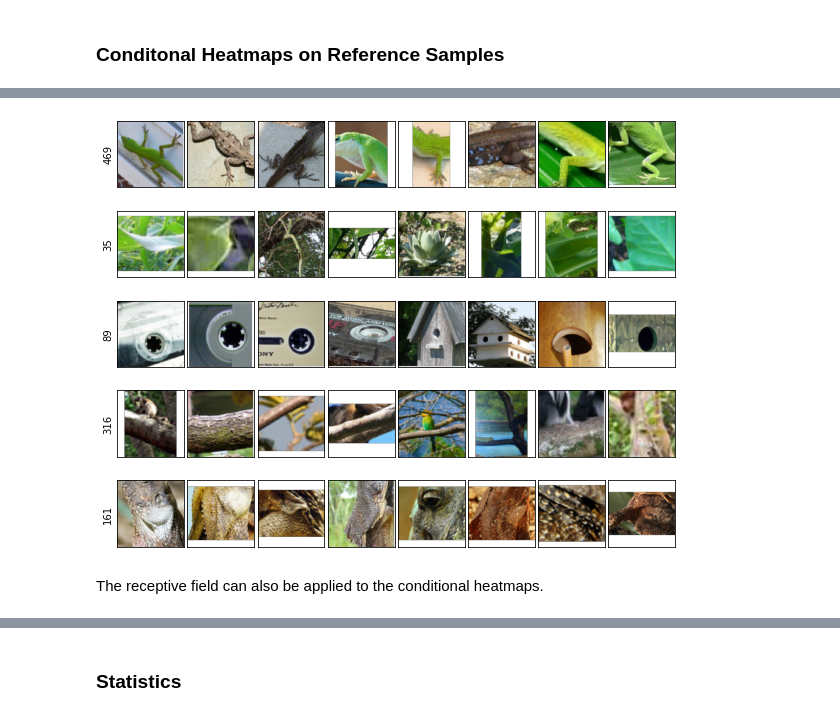
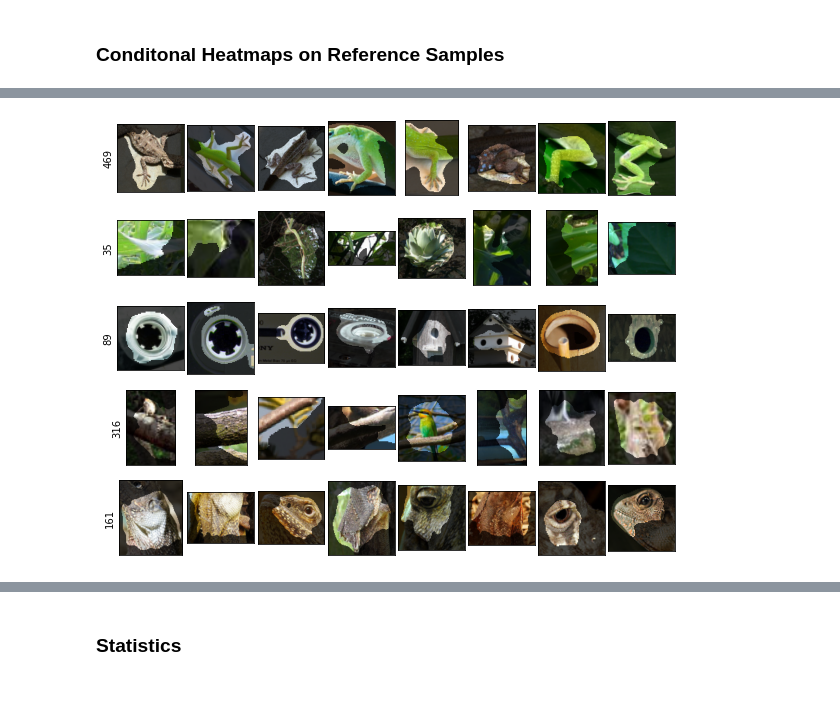
Before and after one commit to rachtibat/zennit-crp, a Jupyter notebook: tutorials/feature_visualization.ipynb, the cells around one changed output, grey strips where cells are left out. Cells and saved outputs as stored; diff of their text form; code cells hidden in the pictures.

```diff
--- a/tutorials/feature_visualization.ipynb
+++ b/tutorials/feature_visualization.ipynb
@@ -72,4 +71,4 @@ That's it! Now run the analysis or skip by importing the analysis results for la
 # %%
 # it will take approximately 25 min on a Titan RXT
-#saved_files = fv.run(composite, 0, len(imagenet_data), 32, 100)
+saved_files = fv.run(composite, 0, len(imagenet_data), 32, 100)
 # %% [markdown]
@@ -117,10 +121,6 @@ Layer features.40:
 # %%
-fv.add_receptive_field(rf)
+ref_c = fv.get_max_reference([469, 35, 89, 316, 161], "features.40", "relevance", (0, 8), rf=True, composite=composite)
 
-ref_c = fv.get_max_reference([469, 35, 89, 316, 161], "features.40", "relevance", (0, 8), rf=True)
-
-plot_grid(ref_c, figsize=(10, 8), padding=True)
+plot_grid(ref_c, figsize=(10, 8), padding=False)
 # %% [output]
-[figure, old version]
+[figure, new version]
-# %% [markdown]
-The receptive field can also be applied to the conditional heatmaps.
```
Also changed, not shown: parts of 34 cells of this notebook, 1 other file.
